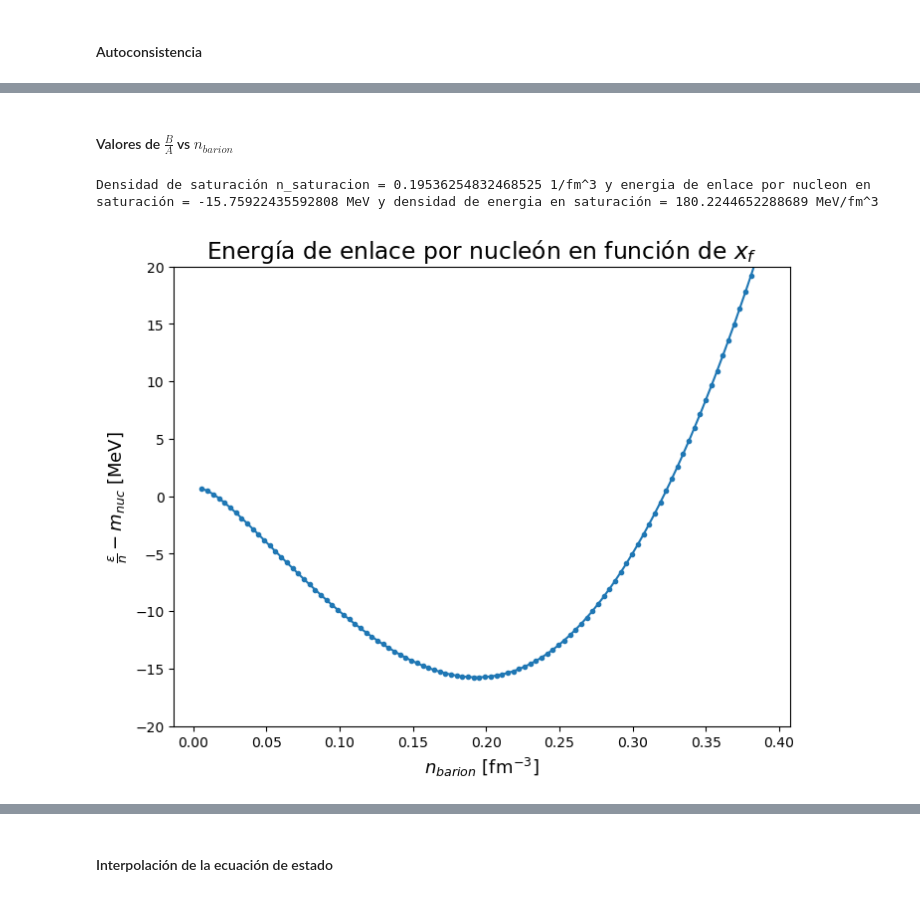
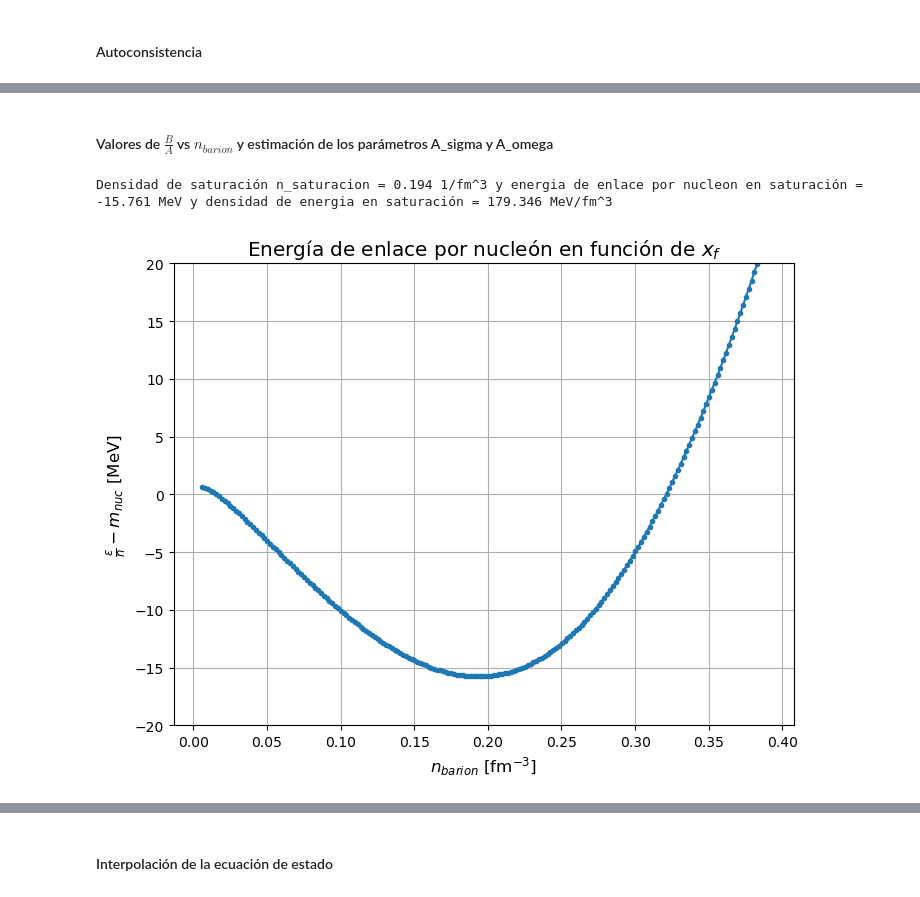
Before and after one commit to Vendetta0462/CalculosSimulaciones, a Jupyter notebook: NS_Structure/modelo_sigma-omega.ipynb, the cells around one changed output, grey strips where cells are left out. Saved outputs shown, nothing was run; the diff lists cells and outputs as text; code cells hidden in the pictures.

```diff
--- a/NS_Structure/modelo_sigma-omega.ipynb
+++ b/NS_Structure/modelo_sigma-omega.ipynb
@@ -173,30 +175,30 @@ x_sigma = 0.008988775080889565 m , x_sigma = 1.2309507300843599e-54 , para n_bar
 # %% [markdown]
-#### Valores de  $\frac{B}{A}$ vs $n_{barion}$
+#### Valores de  $\frac{B}{A}$ vs $n_{barion}$ y estimación de los parámetros A_sigma y A_omega
 # %%
 # Graficamos la energia de enlace por nucleon vs el parametro x_f
-densidades_prove = np.linspace(1e13, 6.5e14, 100) # Densidades de bariones en g/cm^3
+densidades_prove = np.linspace(1e13, 6.5e14, 200) # Densidades de bariones en g/cm^3
 n_prove = densidades_prove*1e3/m_nuc_MKS # Densidades de bariones en m^-3
 energias_prove = np.zeros(len(n_prove)) # Energías de enlace por nucleón en m^-2 (geometrizadas)
 x_f_prove = np.zeros(len(n_prove)) # Momentos de Fermi adimensional
 for i in range(len(n_prove)):
     energias_prove[i], _, x_f_prove[i] = energia_presion(n_prove[i], A_sigma, A_omega, 1, True)
 
 # Hallamos la densidad de saturación en fm^-3 a partir del x_f donde es minima la energía de enlace por nucleón
 e_MKS = 1.6021766e-19 # J
 minimo = np.argmin(energias_prove/n_prove - m_nuc)
 n_saturacion = n_prove[minimo] # Densidad de saturación en m^-3
 n_saturacion *= (1e-15)**3 # Densidad de saturación en fm^-3
-print("Densidad de saturación n_saturacion =", n_saturacion, "1/fm^3 y energia de enlace por nucleon en saturación =", (np.min(energias_prove/n_prove - m_nuc))*c_MKS**4/G_MKS/e_MKS*1e-6, "MeV y densidad de energia en saturación =", energias_prove[minimo]*c_MKS**4/G_MKS/e_MKS*1e-6*(1e-15)**3, "MeV/fm^3")
+print("Densidad de saturación n_saturacion =", format(n_saturacion,".3f"), "1/fm^3 y energia de enlace por nucleon en saturación =", format((np.min(energias_prove/n_prove - m_nuc))*c_MKS**4/G_MKS/e_MKS*1e-6, ".3f"), "MeV y densidad de energia en saturación =", format(energias_prove[minimo]*c_MKS**4/G_MKS/e_MKS*1e-6*(1e-15)**3, ".3f"), "MeV/fm^3")
 
 # Graficamos la energía de enlace por nucleón en función de x_f
 plt.figure(figsize=(8,6))
 plt.plot(n_prove*(1e-15)**3, (energias_prove/n_prove - m_nuc)*c_MKS**4/G_MKS/e_MKS*1e-6, "-o")
-# plt.plot(n_prove*(1e-15)**3, (energias_prove/n_prove - m_nuc)*c_MKS**4/G_MKS/e_MKS*1e-6, "-o")
 plt.xlabel(r'$n_{barion}$ [fm$^{-3}$]')
 plt.ylabel(r'$\frac{\epsilon}{n}-m_{nuc}$ [MeV]')
 plt.ylim(-20, 20)
 plt.title(r'Energía de enlace por nucleón en función de $x_f$')
+plt.grid()
 plt.show()
 # %% [output]
-Densidad de saturación n_saturacion = 0.19536254832468525 1/fm^3 y energia de enlace por nucleon en saturación = -15.75922435592808 MeV y densidad de energia en saturación = 180.2244652288689 MeV/fm^3
+Densidad de saturación n_saturacion = 0.194 1/fm^3 y energia de enlace por nucleon en saturación = -15.761 MeV y densidad de energia en saturación = 179.346 MeV/fm^3
-[figure, old version]
+[figure, new version]
```
Also changed, not shown: parts of 9 cells of this notebook.
